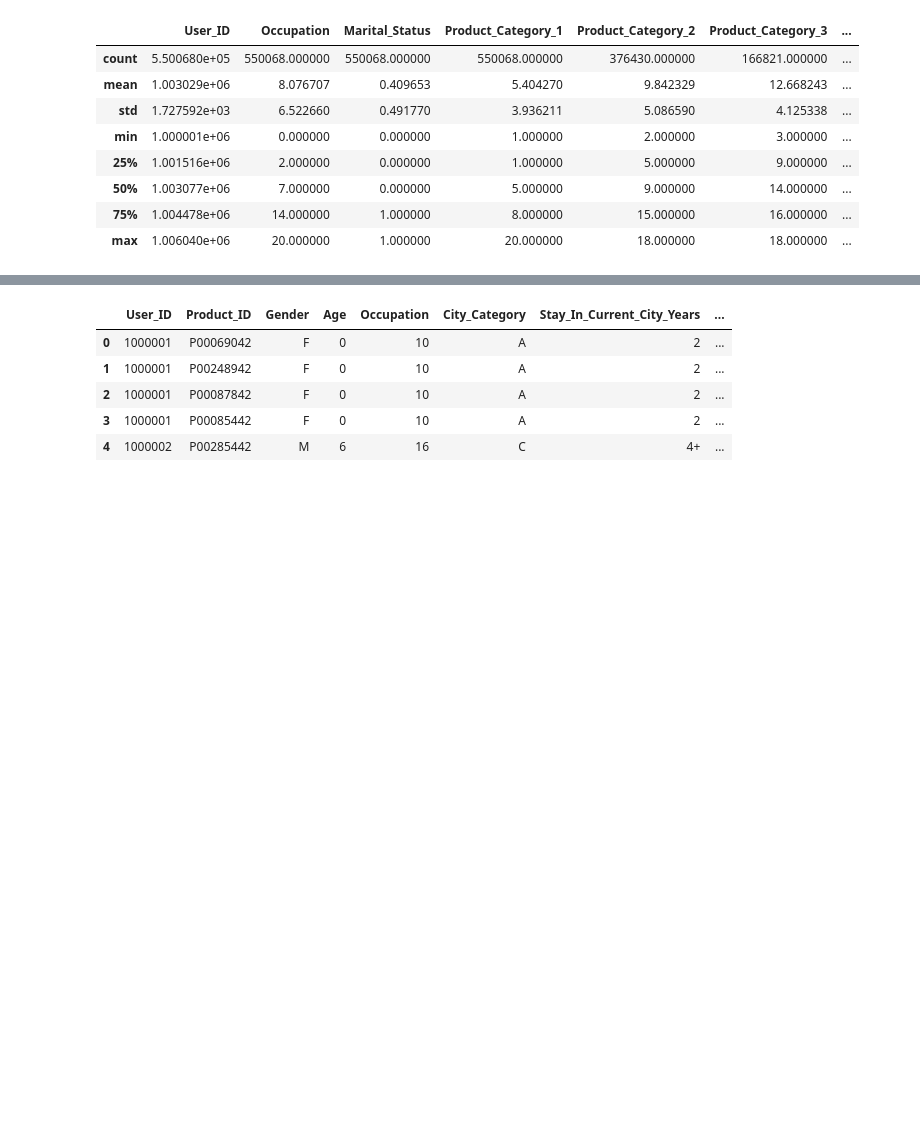
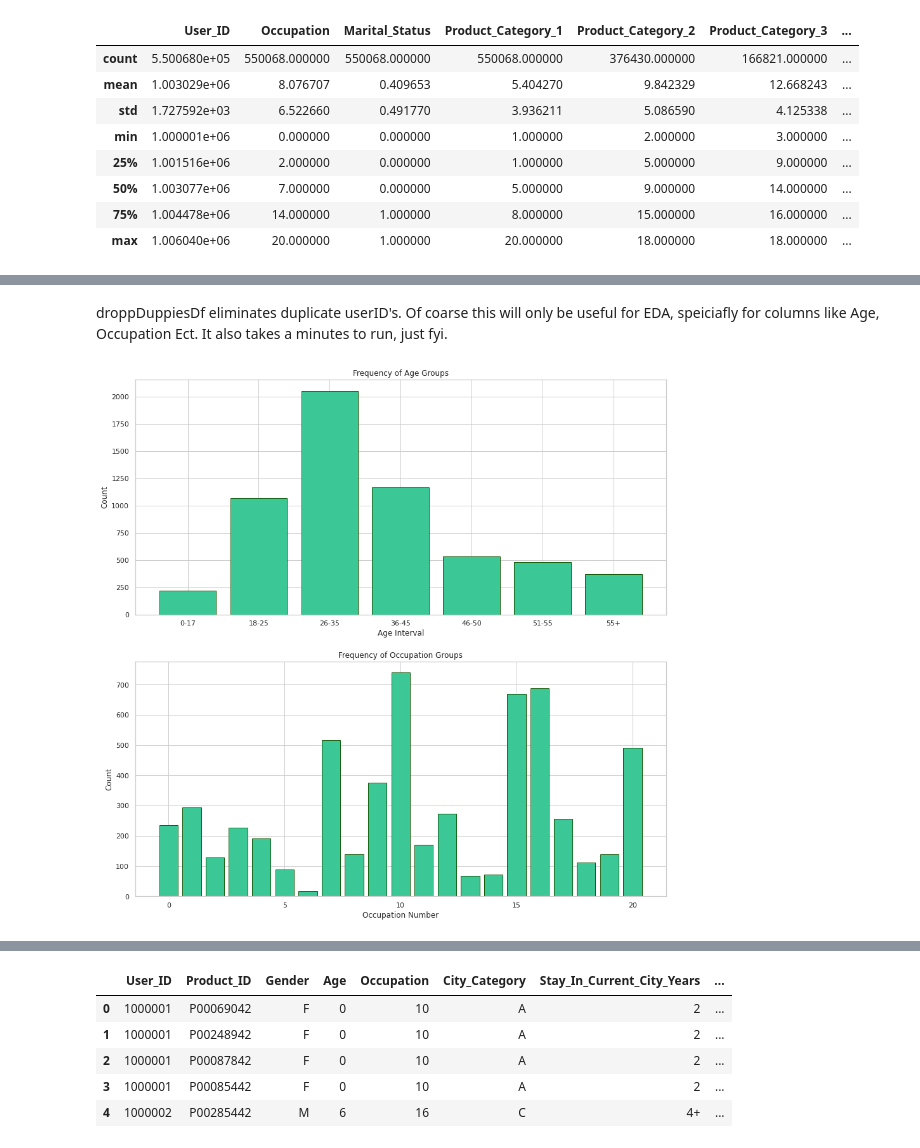
Before and after one commit to Blutronics/MultipleRegression, a Jupyter notebook: Black_Friday_Prediction.ipynb, the cells around one changed output, grey strips where cells are left out. Saved outputs shown, nothing was run; the diff lists cells and outputs as text; code cells hidden in the pictures; blank space fills up the shorter version.

Commit message:
Created 2 Bar charts as apart of EDA and a df that drops duplicate Users

```diff
--- a/Black_Friday_Prediction.ipynb
+++ b/Black_Friday_Prediction.ipynb
@@ -113,0 +105,41 @@ Name: Age, dtype: int64
+# %% [markdown]
+droppDuppiesDf eliminates duplicate userID's. Of coarse this will only be useful for EDA, speiciafly for columns like Age, Occupation Ect. It also takes a minutes to run, just fyi.
+# %%
+droppDuppies = []
+tempInstances =[]
+for index, row in df.iterrows():
+    # print(row['User_ID'])
+    if row['User_ID'] not in tempInstances:
+      tempInstances.append(row['User_ID'])
+      droppDuppies.append(row)
+# %%
+droppDuppiesDf = pd.DataFrame(droppDuppies)
+# %%
+ageInterval = ['0-17','18-25','26-35','36-45','46-50','51-55','55+']
+# %%
+dfAgeCounts = [218,1069,2053,1167,531,481,372]
+# %%
+
+fig = plt.figure(figsize = (15, 15))
+
+
+plt.subplot(2, 1, 1)
+# fig = plt.figure()
+# ax = fig.add_axes([0,0,1,1])
+plt.bar(ageInterval, dfAgeCounts, color=('#3CC796'),  edgecolor='#155C0D')
+plt.xlabel("Age Interval")
+plt.ylabel("Count")
+plt.title("Frequency of Age Groups")
+
+
+plt.subplot(2, 1, 2)
+# ax = fig.add_axes([0,0,1,1])
+plt.bar(droppDuppiesDf.Occupation.unique(), droppDuppiesDf.Occupation.value_counts(), color=('#3CC796'),  edgecolor='#155C0D')
+plt.xlabel("Occupation Number")
+plt.ylabel("Count")
+plt.title("Frequency of Occupation Groups")
+
+
+plt.show()
+# %% [output]
+[figure, added]
```
Also changed, not shown: parts of 7 cells of this notebook.
